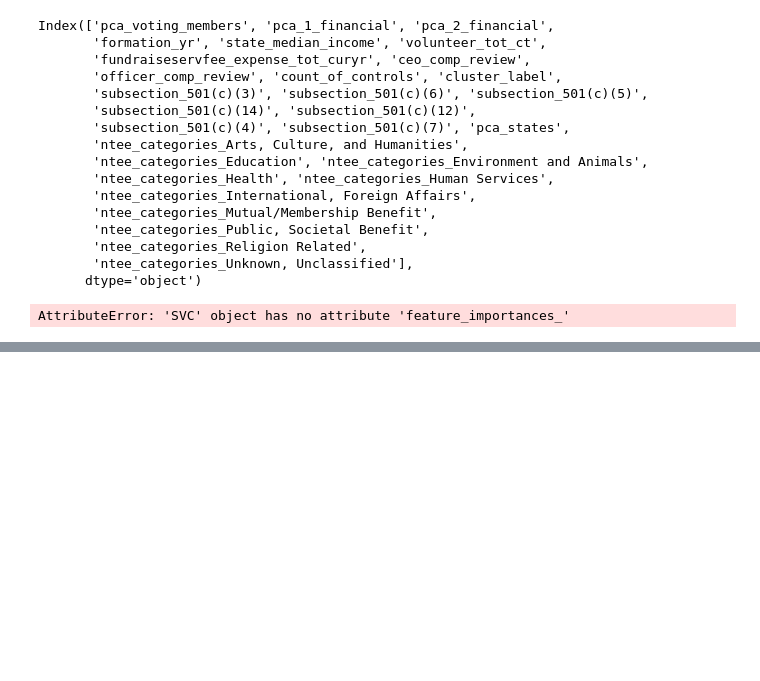
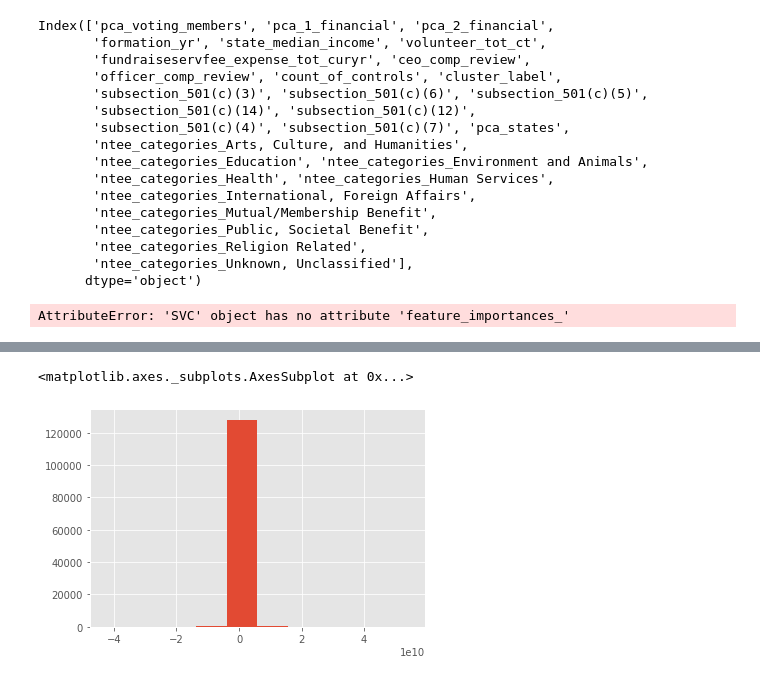
Before and after one commit to mrkjhsn/Not_for_Profit_Compensation_Modeling, a Jupyter notebook: 07.modeling.ipynb, the cells around one changed output, grey strips where cells are left out. Saved outputs shown, nothing was run; the diff lists cells and outputs as text; code cells hidden in the pictures; blank space fills up the shorter version.

```diff
--- a/07.modeling.ipynb
+++ b/07.modeling.ipynb
@@ -485,0 +520,5 @@ AttributeError: 'SVC' object has no attribute 'feature_importances_'
+# %%
+X.pca_2_financial.hist()
+# %% [output]
+<matplotlib.axes._subplots.AxesSubplot at 0x...>
+[figure, added]
```
Also changed, not shown: parts of 52 cells of this notebook.
